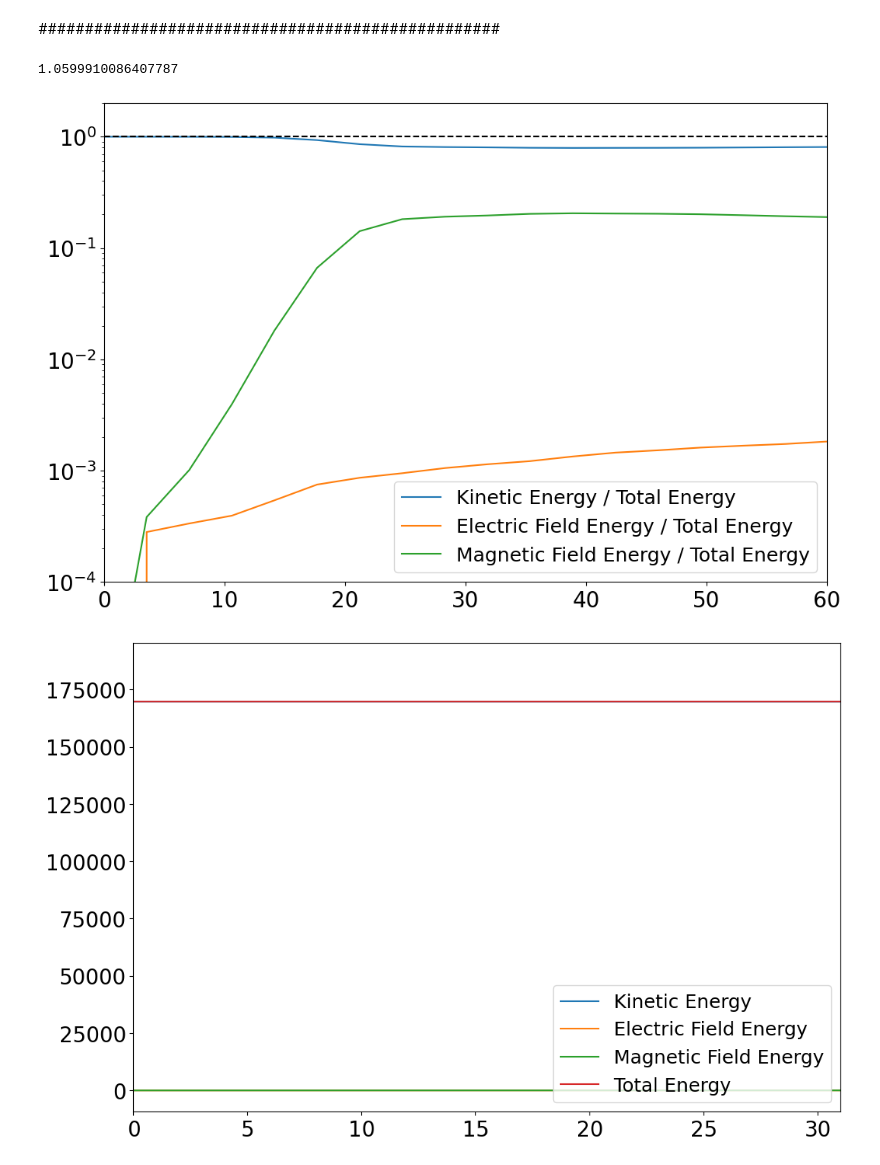
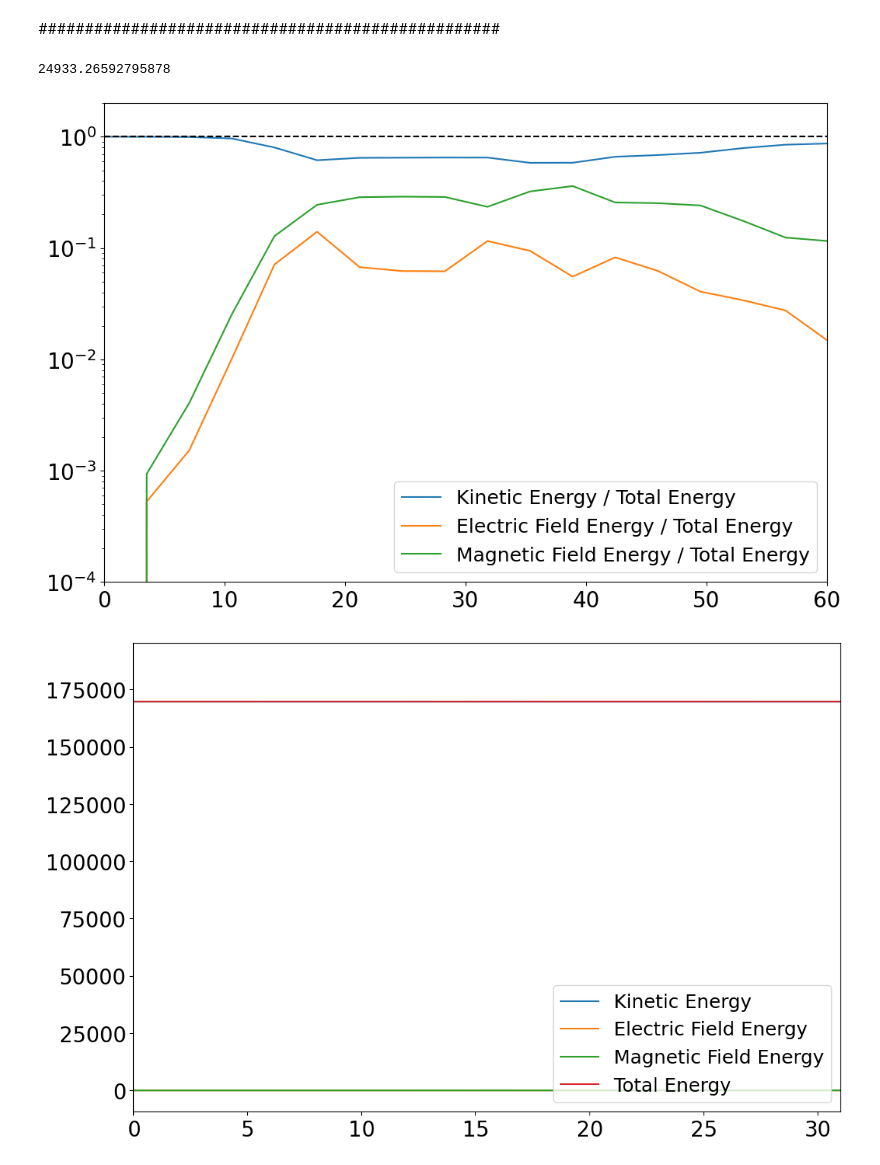
Before and after one commit to keita-akutagawa/PIC_GPU, a Jupyter notebook: examples_2D/weibel/PIC2D_plot_weibel.ipynb, the cells around one changed output. Saved outputs shown, nothing was run; the diff lists cells and outputs as text; code cells hidden in the pictures.

```diff
--- a/examples_2D/weibel/PIC2D_plot_weibel.ipynb
+++ b/examples_2D/weibel/PIC2D_plot_weibel.ipynb
@@ -4,7 +4,7 @@ from scipy import stats
 import matplotlib.pyplot as plt
 import cv2
 # %%
-c = 0.5
+c = 1.0
 epsilon0 = 1.0
 mu_0 = 1.0 / (epsilon0 * c**2)
 m_unit = 1.0
@@ -37,7 +37,7 @@ x_max = n_x * dx
 y_max = n_y * dy
 x_coordinate = np.arange(0.0, x_max, dx)
 y_coordinate = np.arange(0.0, y_max, dy)
-dt = 1.0
+dt = 0.5
 step = 3000
 t_max = step * dt
 v_ion = 0.0
@@ -57,11 +57,12 @@ ax = fig.add_subplot(111)
 X, Y = np.meshgrid(y_coordinate, x_coordinate)
 
 dirname = "results_weibel"
-step = 0
-filename = f"{dirname}/weibel_x_ion_{step}.bin"
+step = 500
+filename = f"{dirname}/weibel_B_{step}.bin"
 with open(filename, 'rb') as f:
-    x_ion = np.fromfile(f, dtype=np.float32)
-B = np.loadtxt(f'results/weibel_B_{step}.txt', delimiter=',').reshape(3, n_x, n_y)
+    B = np.fromfile(f, dtype=np.float32)
+B = B.reshape(n_x, n_y, 3).T
+
 mappable = ax.pcolormesh(X/electron_inertial_length, Y/electron_inertial_length, np.linalg.norm(B[:, :, :], axis=0), cmap='inferno', vmin=0.0, vmax=1.5)
 ax.set_xlabel('$x / \lambda_e$', fontsize=20)
 ax.set_ylabel('$y / \lambda_e$', fontsize=20)
@@ -108,39 +109,48 @@ video.release()
 # %% [markdown]
 ##################################################
 # %%
-number_of_results = 31
-kinetic_energy = np.zeros(number_of_results)
-electric_field_energy = np.zeros(number_of_results)
-magnetic_field_energy = np.zeros(number_of_results)
-t = np.arange(0, number_of_results*100, 100)
+total_steps = 3000
+interval = 100
+num_results = int(total_steps/interval) + 1
+kinetic_energy = np.zeros(num_results)
+electric_field_energy = np.zeros(num_results)
+magnetic_field_energy = np.zeros(num_results)
+t = np.arange(0.0, (total_steps+1)*dt, interval*dt)
 
-for i in range(number_of_results):
-    KE = np.loadtxt(f"./results/weibel_KE_{i*100}.txt")
-    EE = np.loadtxt(f"./results/weibel_EEnergy_{i*100}.txt")
-    BE = np.loadtxt(f"./results/weibel_BEnergy_{i*100}.txt")
-    kinetic_energy[i] = KE
-    electric_field_energy[i] = EE
-    magnetic_field_energy[i] = BE
+dirname = "results_weibel"
+for step in range(0, total_steps+1, interval):
+    filename = f"{dirname}/weibel_KE_{step}.bin"
+    with open(filename, 'rb') as f:
+        KE = np.fromfile(f, dtype=np.float32)
+    filename = f"{dirname}/weibel_EEnergy_{step}.bin"
+    with open(filename, 'rb') as f:
+        EEnergy = np.fromfile(f, dtype=np.float32)
+    filename = f"{dirname}/weibel_BEnergy_{step}.bin"
+    with open(filename, 'rb') as f:
+        BEnergy = np.fromfile(f, dtype=np.float32)
+    kinetic_energy[int(step/interval)] = KE
+    electric_field_energy[int(step/interval)] = EEnergy
+    magnetic_field_energy[int(step/interval)] = BEnergy
 
 total_energy = kinetic_energy + electric_field_energy + magnetic_field_energy
 print(total_energy[-1] / total_energy[0])
 
 fig = plt.figure(figsize=(12, 8))
 ax = fig.add_subplot(111)
 ax.plot(t*omega_pe, kinetic_energy/total_energy, label='Kinetic Energy / Total Energy')
 ax.plot(t*omega_pe, electric_field_energy/total_energy, label='Electric Field Energy / Total Energy')
 ax.plot(t*omega_pe, magnetic_field_energy/total_energy, label='Magnetic Field Energy / Total Energy')
-ax.hlines(1.0, xmin=0, xmax=number_of_results*100*omega_pe, ls='--', color='k')
+ax.hlines(1.0, xmin=0, xmax=total_steps*omega_pe, ls='--', color='k')
 ax.legend(loc='lower right', fontsize=18)
 ax.set_xlim(0.0, 60)
 ax.set_ylim(1e-4, 2)
 ax.set_yscale('log')
 ax.tick_params(labelsize=20)
 fig.savefig("weibel_energy_raio.png")
 plt.show()
 # %% [output]
-1.0599910086407787
+24933.26592795878
-[figure, old version]
+[figure, new version]
 # %%
 number_of_results = 31
 kinetic_energy = np.zeros(number_of_results)
```
Also changed, not shown: parts of 1 cell of this notebook, 2 other files.
